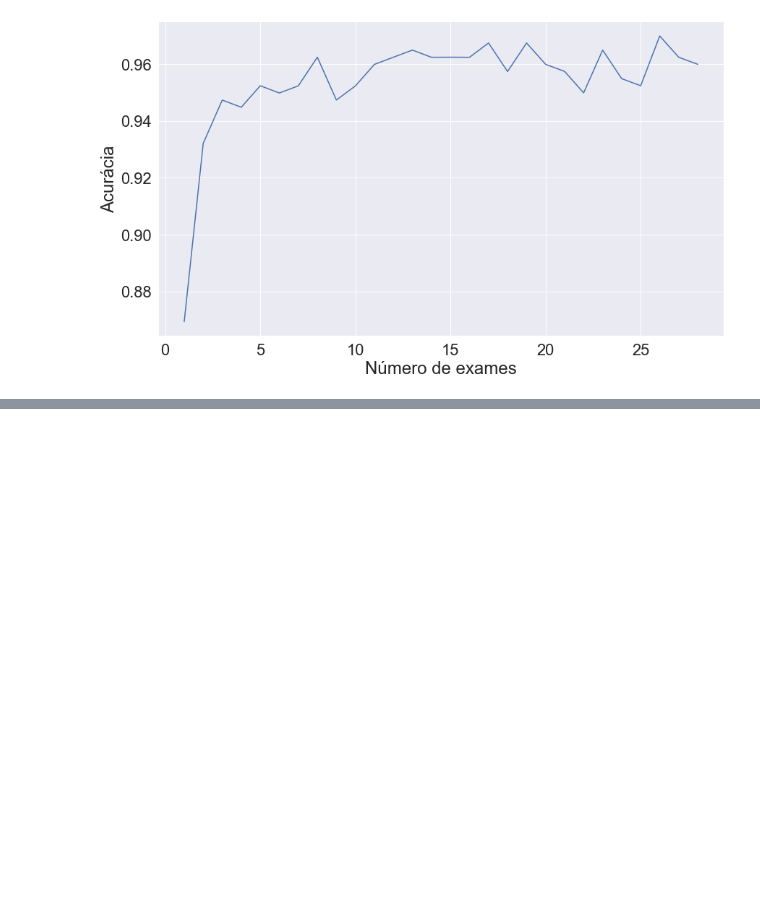
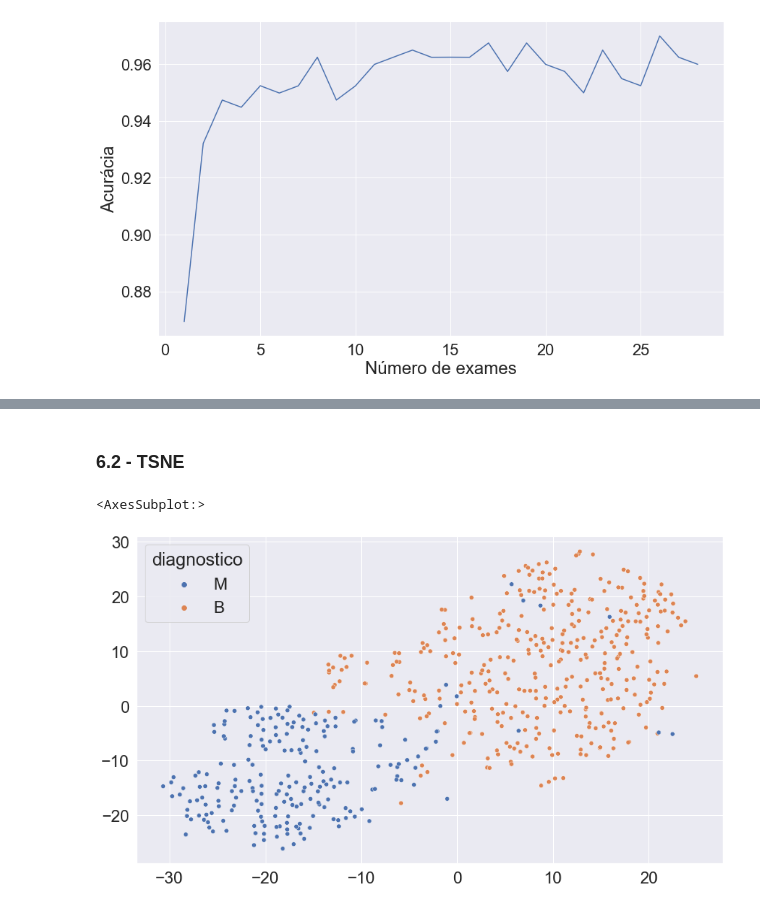
Before and after one commit to Guilherme-iram/MachineLearning, a Jupyter notebook: Preprocessamento/ReducaoDimensionalidade/data_process.ipynb, the cells around one changed output, grey strips where cells are left out. Cells and saved outputs as stored; diff of their text form; code cells hidden in the pictures; blank space fills up the shorter version.

```diff
--- a/Preprocessamento/ReducaoDimensionalidade/data_process.ipynb
+++ b/Preprocessamento/ReducaoDimensionalidade/data_process.ipynb
@@ -398,0 +432,12 @@ plt.show()
+# %% [markdown]
+### 6.2 - TSNE
+# %%
+from sklearn.manifold import TSNE
+
+tsne = TSNE(n_components = 2)
+valores_exames_v9 = tsne.fit_transform(valores_exames_v2)
+plt.figure(figsize=(14,8))
+sns.scatterplot(x = valores_exames_v9[:,0] , y = valores_exames_v9[:,1], hue = diagnostico)
+# %% [output]
+<AxesSubplot:>
+[figure, added]
```
Also changed, not shown: parts of 6 cells of this notebook, 1 other file.
